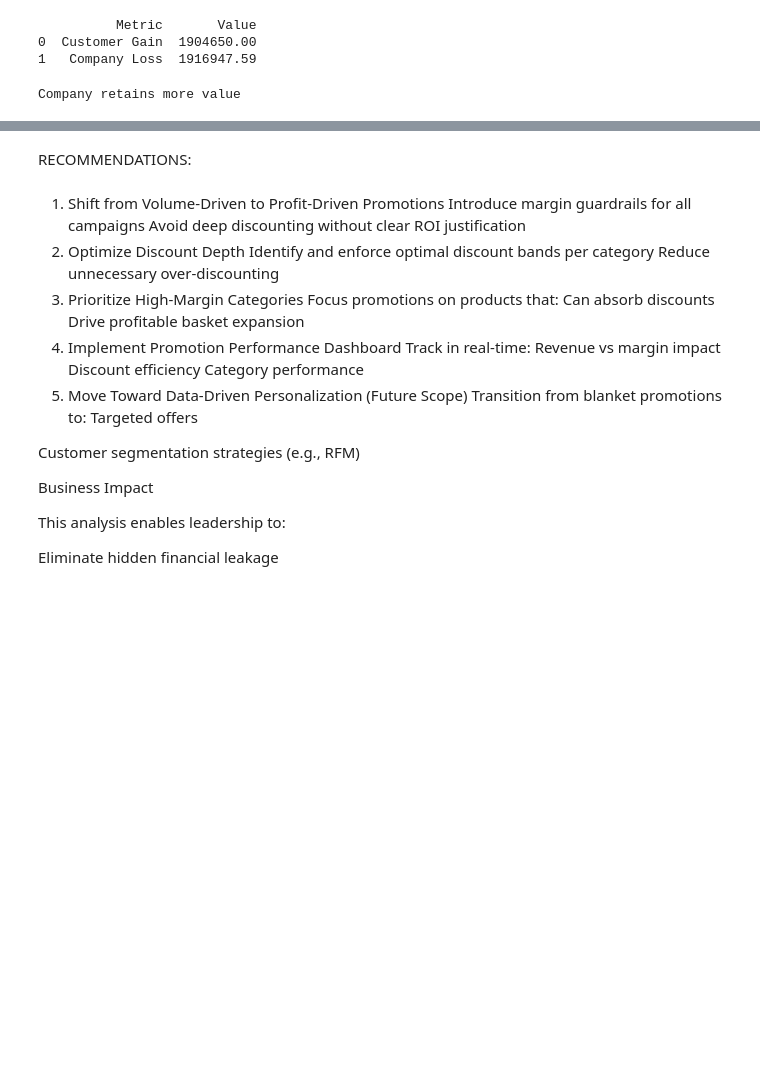
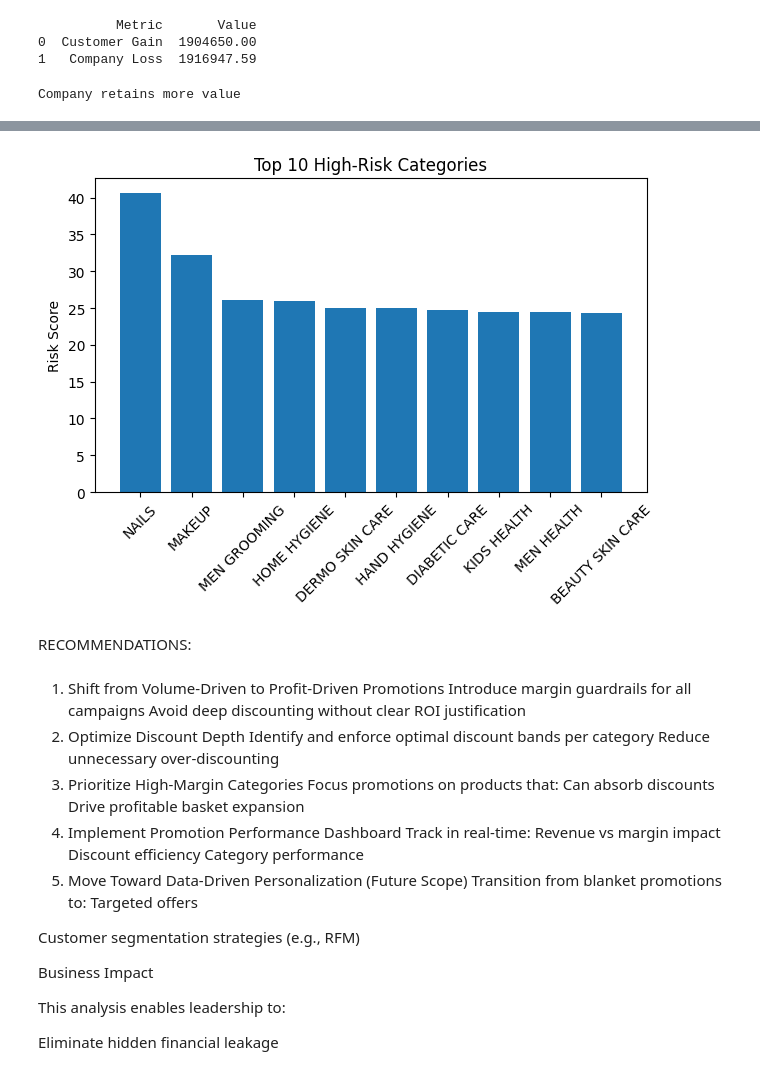
Before and after one commit to EYONG-ENEKE/Promotional-Campaigns-in-Retail-Pharmacy, a Jupyter notebook: pr7.ipynb, the cells around one changed output, grey strips where cells are left out. Drawn from its saved outputs; the diff is of its cells as text; code cells hidden in the pictures; blank space fills up the shorter version.

```diff
--- a/pr7.ipynb
+++ b/pr7.ipynb
@@ -480,3 +436,13 @@ TOOTHPASTE                 0.000000
 TRAINING PANTS             0.000000
 WOUND CARE                 0.000000
 dtype: float64
+# %%
+#1.7  CATEGORY-LEVEL ANALYSIS
+
+category_analysis = df.groupby('Category').agg({
+    'corrected_Depth%': 'mean',
+    'Promo_Risk_Score': 'mean',
+    'ITEM': 'count'
+}).rename(columns={'ITEM': 'Promo_Frequency'}).reset_index().sort_values(by='Promo_Risk_Score', ascending=False)
+
+category_analysis
@@ -482,0 +467,6 @@ dtype: float64
+# %%
+# Sort by risk
+category_analysis = category_analysis.sort_values(by='Promo_Risk_Score', ascending=False)
+
+print("\n=== CATEGORY PROMOTION ANALYSIS ===")
+print(category_analysis.head(10))
@@ -530,0 +533,15 @@ plt.show()
+# %%
+# DECISION FRAMEWORK
+
+def decision_rule(row):
+    if row['Risk_Level'] == 'Critical':
+        return 'Reduce or Stop Promotions'
+    elif row['Risk_Level'] == 'Moderate':
+        return 'Optimize Discount Strategy'
+    else:
+        return 'Maintain Strategy'
+
+category_analysis['Recommended_Action'] = category_analysis.apply(decision_rule, axis=1)
+
+print("\n=== FINAL RECOMMENDATIONS ===")
+print(category_analysis[['Category', 'Risk_Level', 'Recommended_Action']].head(10))
@@ -825,3 +670,16 @@ Worst Margin Week: 2026-02-01 00:00:00
+# %%
+# 2. Top 10 Risky Categories
+top_risk = category_analysis.head(10)
+
+plt.figure()
+plt.bar(top_risk['Category'], top_risk['Promo_Risk_Score'])
+plt.title("Top 10 High-Risk Categories")
+plt.xticks(rotation=45)
+plt.ylabel("Risk Score")
+plt.tight_layout()
+plt.show()
+# %% [output]
+[figure, added]
 # %% [markdown]
 RECOMMENDATIONS:
 # %% [markdown]
```
Also changed, not shown: parts of 42 cells of this notebook.
